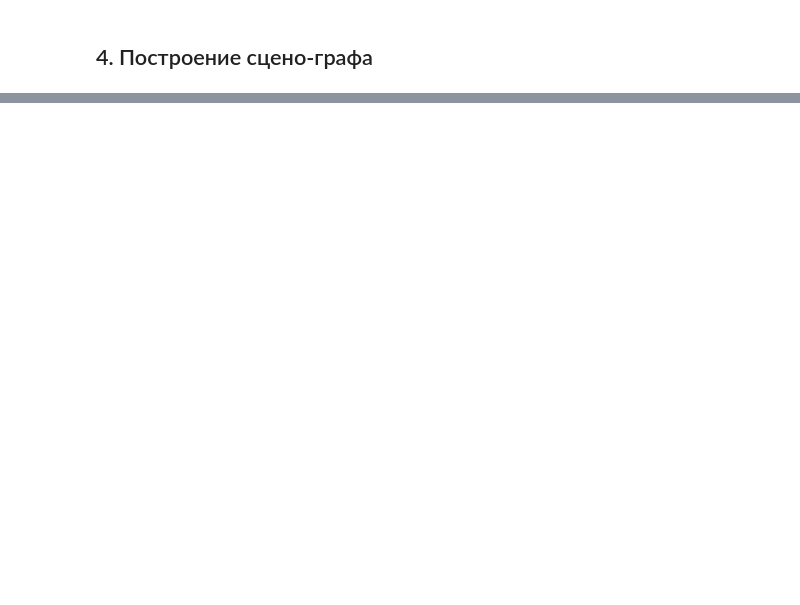
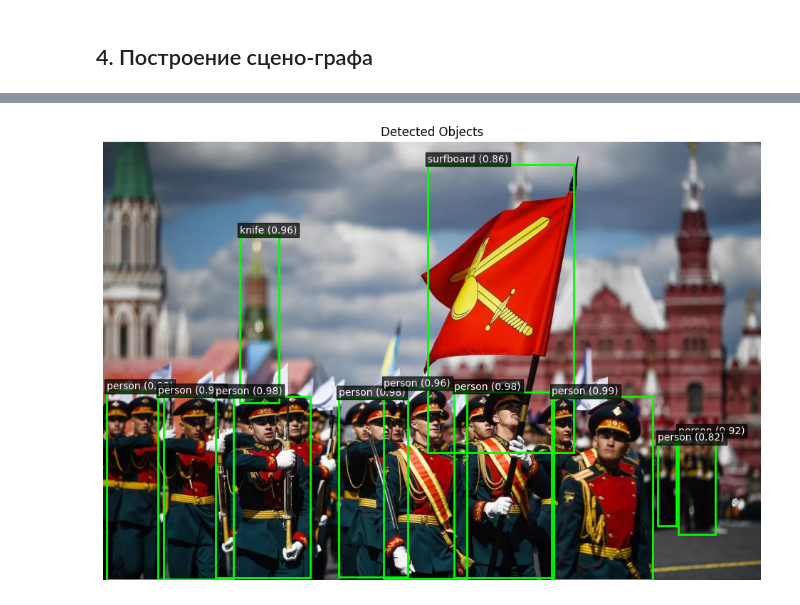
Before and after one commit to alexander-toschev/cv-course, a Jupyter notebook: semantic/Practise_semantic.ipynb, the cells around one changed output, grey strips where cells are left out. Cells and saved outputs as stored; diff of their text form; code cells hidden in the pictures; blank space fills up the shorter version.

```diff
--- a/semantic/Practise_semantic.ipynb
+++ b/semantic/Practise_semantic.ipynb
@@ -51,6 +58,8 @@ with torch.no_grad():
 threshold = 0.8
 boxes = prediction['boxes'][prediction['scores'] > threshold]
 labels = prediction['labels'][prediction['scores'] > threshold]
+
+scores = prediction['scores'][prediction['scores'] > threshold]
 
 # Названия классов COCO
 COCO_INSTANCE_CATEGORY_NAMES = [
@@ -102,0 +165,43 @@ plt.show()
+# %%
+import matplotlib.pyplot as plt
+import matplotlib.patches as patches
+
+def plot_image_with_boxes(image, boxes, labels, scores=None, threshold=0.5):
+    """
+    Рисует изображение с наложенными bounding boxes и метками.
+
+    :param image: numpy-массив изображения (H, W, 3)
+    :param boxes: список [x1, y1, x2, y2] для каждого объекта
+    :param labels: список индексов классов (int)
+    :param scores: список вероятностей для фильтрации (опционально)
+    :param threshold: порог для фильтрации по вероятности
+    """
+    fig, ax = plt.subplots(1, figsize=(12, 8))
+    ax.imshow(image)
+
+    for i, box in enumerate(boxes):
+        if scores is not None and scores[i] < threshold:
+            continue
+
+        x1, y1, x2, y2 = box
+        width, height = x2 - x1, y2 - y1
+
+        rect = patches.Rectangle((x1, y1), width, height, linewidth=2,
+                                 edgecolor='lime', facecolor='none')
+        ax.add_patch(rect)
+
+        label_text = COCO_INSTANCE_CATEGORY_NAMES[labels[i]]
+        if scores is not None:
+            label_text += f" ({scores[i]:.2f})"
+
+        ax.text(x1, y1 - 5, label_text,
+                fontsize=10, color='white',
+                bbox=dict(facecolor='black', alpha=0.7, pad=2))
+
+    plt.axis('off')
+    plt.title("Detected Objects")
+    plt.show()
+# %%
+plot_image_with_boxes(image, boxes, labels, scores, threshold=0.5)
+# %% [output]
+[figure, added]
```
Also changed, not shown: parts of 6 cells of this notebook.
